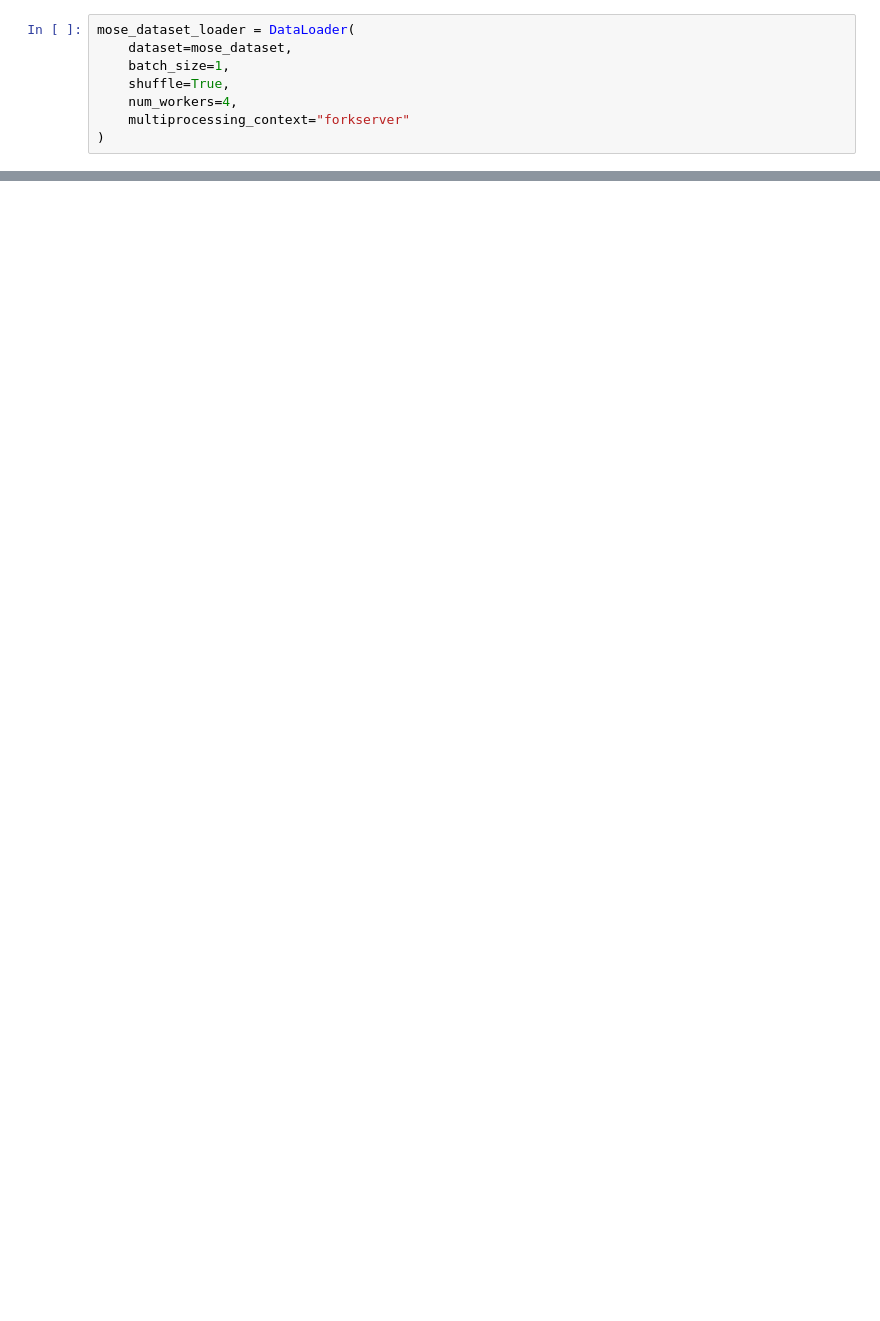
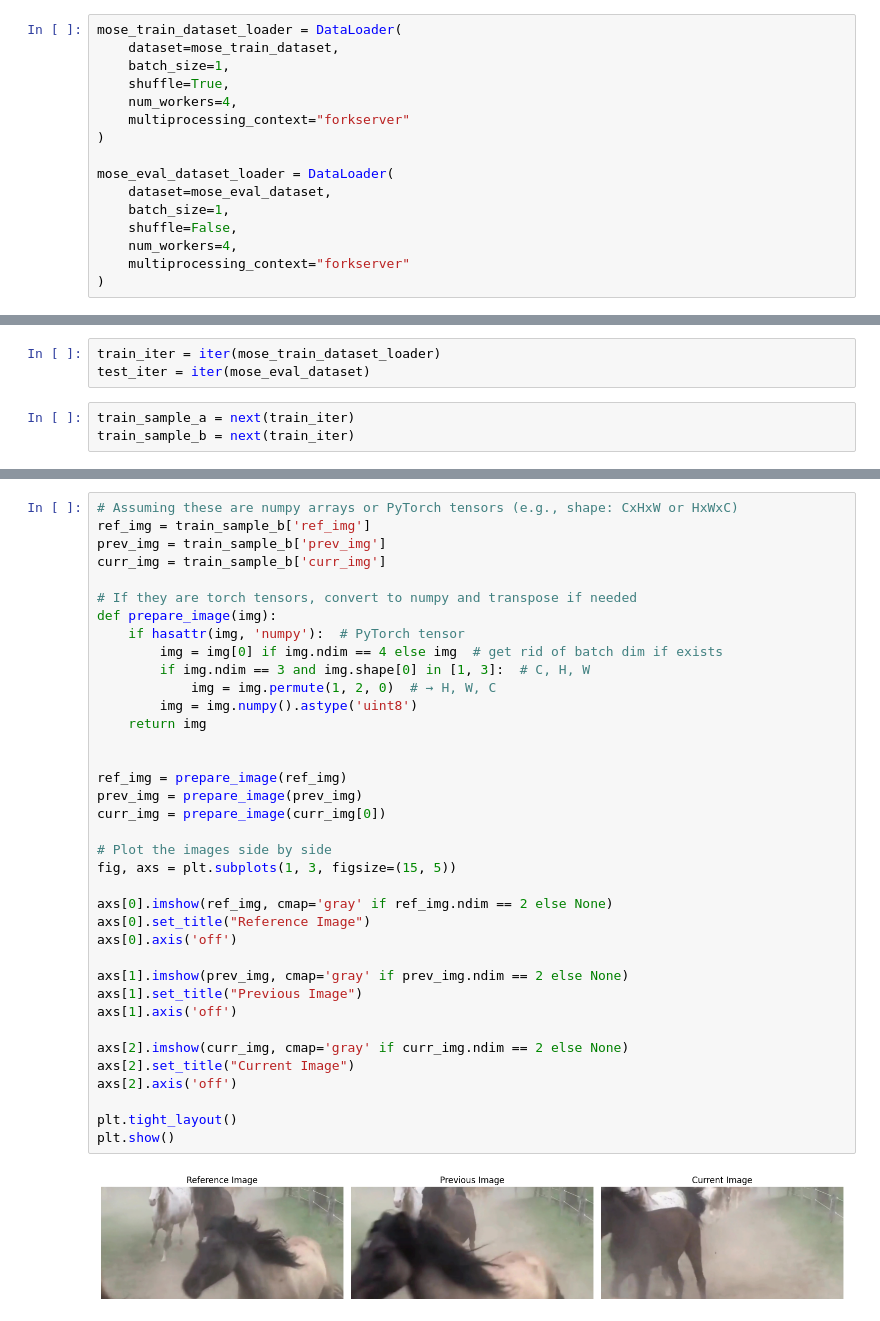
Before and after one commit to Ansever/machine-perception, a Jupyter notebook: src/machine_perception/experiments/yolo_v11.ipynb, the cells around one changed output, grey strips where cells are left out. Saved outputs shown, nothing was run; the diff lists cells and outputs as text; blank space fills up the shorter version.

Commit message:
feat: eval dataset

```diff
--- a/src/machine_perception/experiments/yolo_v11.ipynb
+++ b/src/machine_perception/experiments/yolo_v11.ipynb
@@ -14,10 +21,18 @@ mose_dataset = MOSE_Train(
 # %% [output]
 Video Num: 1205 X 1
 # %%
-mose_dataset_loader = DataLoader(
-    dataset=mose_dataset,
+mose_train_dataset_loader = DataLoader(
+    dataset=mose_train_dataset,
     batch_size=1,
     shuffle=True,
     num_workers=4,
     multiprocessing_context="forkserver"
 )
+
+mose_eval_dataset_loader = DataLoader(
+    dataset=mose_eval_dataset,
+    batch_size=1,
+    shuffle=False,
+    num_workers=4,
+    multiprocessing_context="forkserver"
+)
@@ -34,0 +39,6 @@ array([0, 1], dtype=uint8)
+# %%
+train_iter = iter(mose_train_dataset_loader)
+test_iter = iter(mose_eval_dataset)
+# %%
+train_sample_a = next(train_iter)
+train_sample_b = next(train_iter)
@@ -34,0 +49,39 @@ array([0, 1], dtype=uint8)
+# %%
+# Assuming these are numpy arrays or PyTorch tensors (e.g., shape: CxHxW or HxWxC)
+ref_img = train_sample_b['ref_img']
+prev_img = train_sample_b['prev_img']
+curr_img = train_sample_b['curr_img']
+
+# If they are torch tensors, convert to numpy and transpose if needed
+def prepare_image(img):
+    if hasattr(img, 'numpy'):  # PyTorch tensor
+        img = img[0] if img.ndim == 4 else img  # get rid of batch dim if exists
+        if img.ndim == 3 and img.shape[0] in [1, 3]:  # C, H, W
+            img = img.permute(1, 2, 0)  # → H, W, C
+        img = img.numpy().astype('uint8')
+    return img
+
+
+ref_img = prepare_image(ref_img)
+prev_img = prepare_image(prev_img)
+curr_img = prepare_image(curr_img[0])
+
+# Plot the images side by side
+fig, axs = plt.subplots(1, 3, figsize=(15, 5))
+
+axs[0].imshow(ref_img, cmap='gray' if ref_img.ndim == 2 else None)
+axs[0].set_title("Reference Image")
+axs[0].axis('off')
+
+axs[1].imshow(prev_img, cmap='gray' if prev_img.ndim == 2 else None)
+axs[1].set_title("Previous Image")
+axs[1].axis('off')
+
+axs[2].imshow(curr_img, cmap='gray' if curr_img.ndim == 2 else None)
+axs[2].set_title("Current Image")
+axs[2].axis('off')
+
+plt.tight_layout()
+plt.show()
+# %% [output]
+[figure, added]
```
Also changed, not shown: parts of 14 cells of this notebook, 4 other files.
